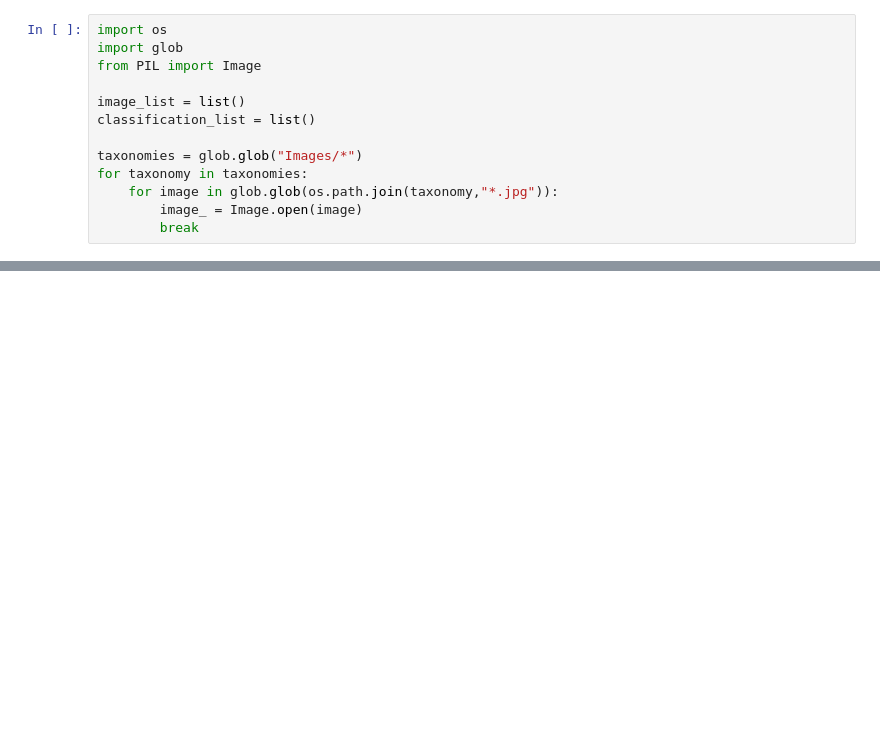
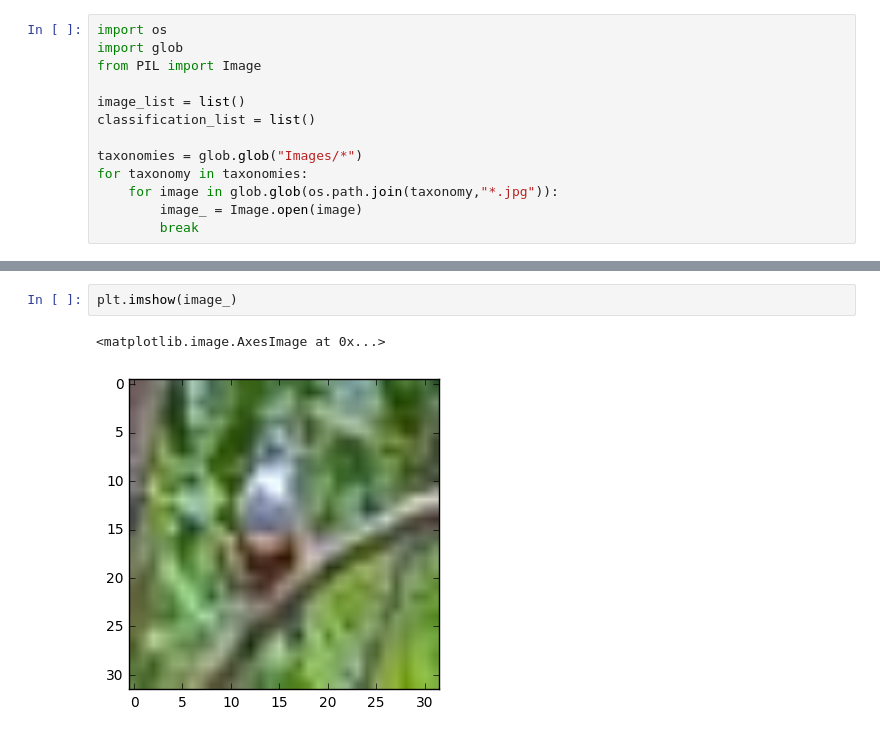
Before and after one commit to dapperfu/NeuralNetWork, a Jupyter notebook: Bird_Classifier/07 - Image Identifier.ipynb, the cells around one changed output, grey strips where cells are left out. Drawn from its saved outputs; the diff is of its cells as text; blank space fills up the shorter version.

```diff
--- a/Bird_Classifier/07 - Image Identifier.ipynb
+++ b/Bird_Classifier/07 - Image Identifier.ipynb
@@ -72,0 +62,5 @@ prediction
+# %%
+plt.imshow(image_)
+# %% [output]
+<matplotlib.image.AxesImage at 0x...>
+[figure, added]
```
Also changed, not shown: parts of 5 cells of this notebook.
